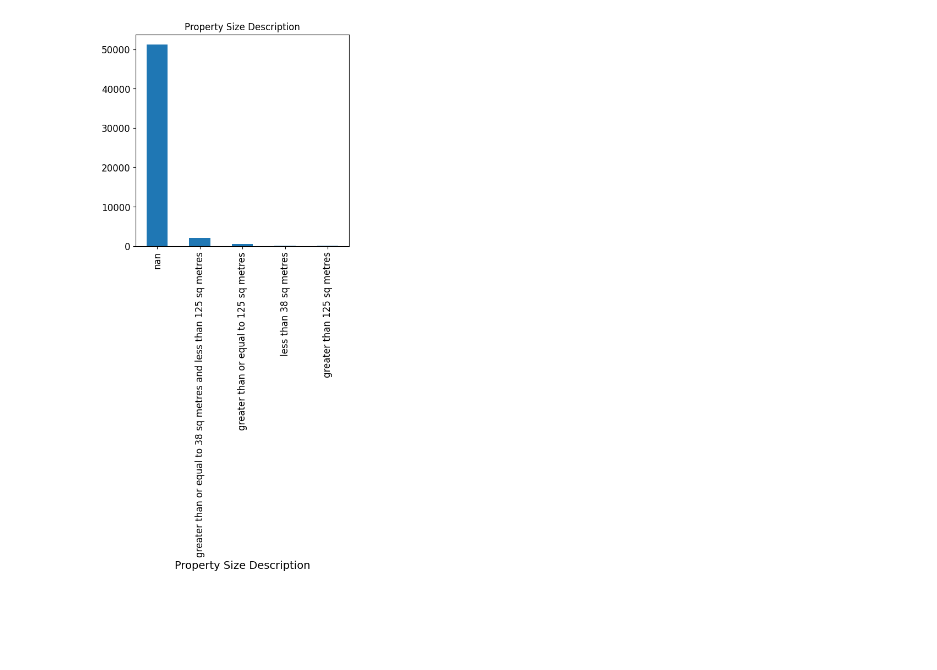
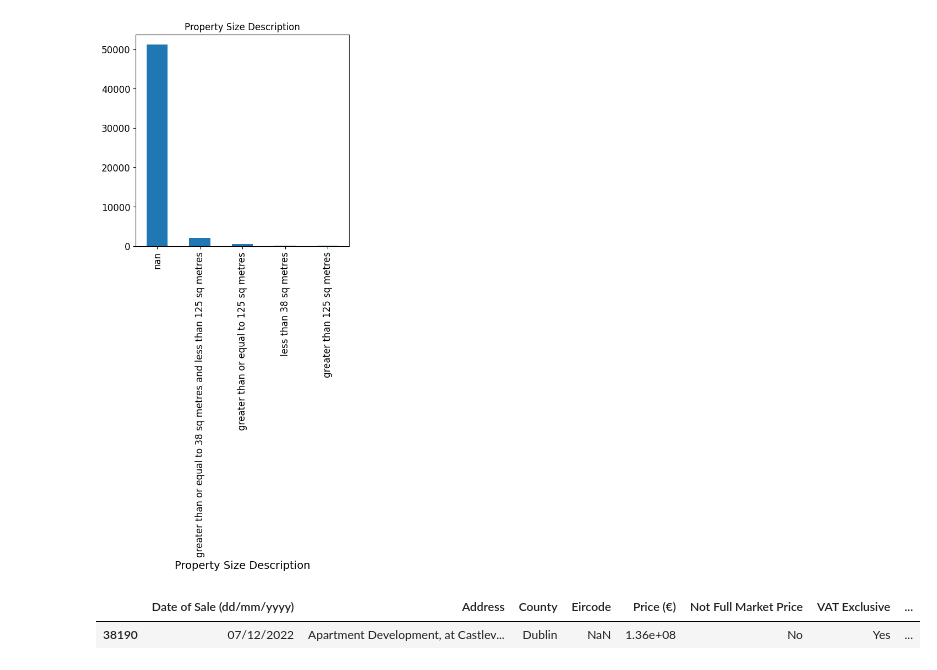
Before and after one commit to conorwal2000-creator/DA-Original-Ganstalysers, a Jupyter notebook: notebooks/analysis.ipynb, the cells around one changed output. Cells and saved outputs as stored; diff of their text form; code cells hidden in the pictures; blank space fills up the shorter version.

```diff
--- a/notebooks/analysis.ipynb
+++ b/notebooks/analysis.ipynb
@@ -383,3 +397,8 @@ pp.close()
 [figure]
 [figure]
 [figure]
+# %%
+df[df['Price (€)']==df['Price (€)'].max()]
+# %% [output]
+|  | Date of Sale (dd/mm/yyyy) | Address | County | Eircode | Price (€) | Not Full Market Price | VAT Exclusive | ... |
+| 38190 | 07/12/2022 | Apartment Development, at Castlev... | Dublin | NaN | 1.36e+08 | No | Yes | ... |
```
Also changed, not shown: parts of 3 cells of this notebook.
